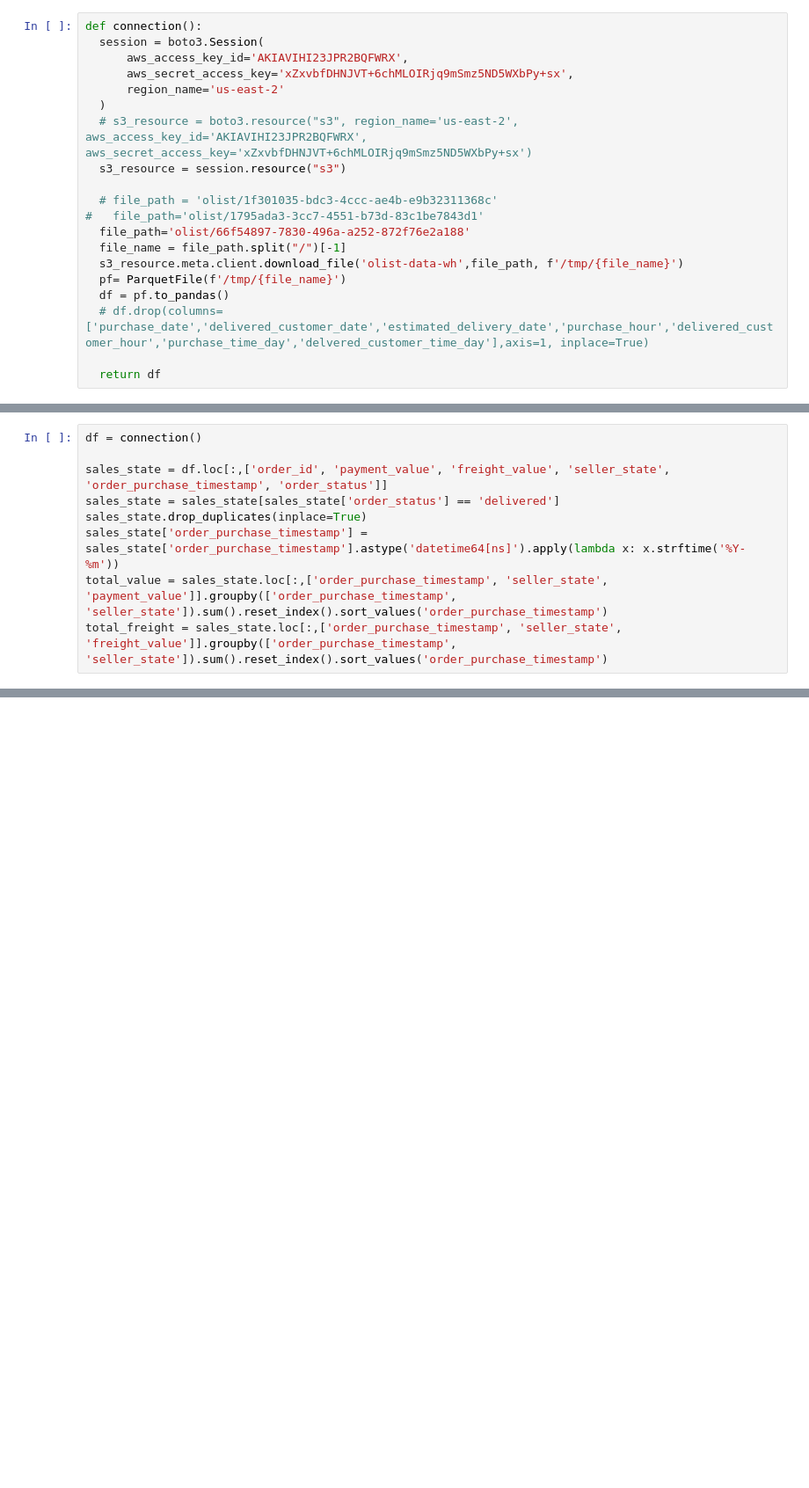
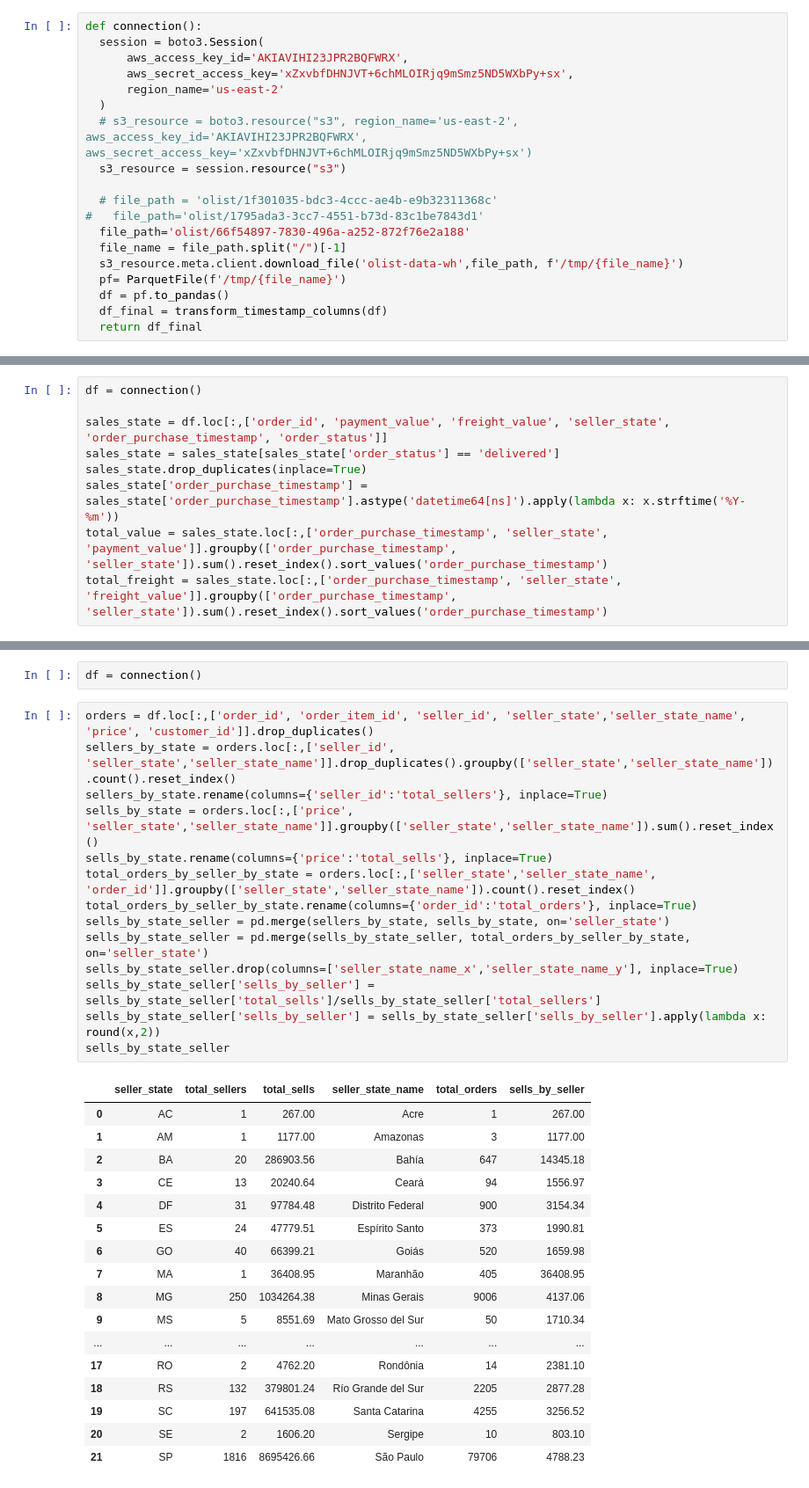
Before and after one commit to CalinBlanco/streamlist-dashboard, a Jupyter notebook: application/pruebas.ipynb, the cells around one changed output, grey strips where cells are left out. Shown at 88% size. Drawn from its saved outputs; the diff is of its cells as text; blank space fills up the shorter version.

Commit message:
cambiando graficos a state name

```diff
--- a/application/pruebas.ipynb
+++ b/application/pruebas.ipynb
@@ -21,6 +21,5 @@ def connection():
   s3_resource.meta.client.download_file('olist-data-wh',file_path, f'/tmp/{file_name}')
   pf= ParquetFile(f'/tmp/{file_name}')
   df = pf.to_pandas()
-  # df.drop(columns=['purchase_date','delivered_customer_date','estimated_delivery_date','purchase_hour','delivered_customer_hour','purchase_time_day','delvered_customer_time_day'],axis=1, inplace=True)
-
-  return df
+  df_final = transform_timestamp_columns(df)
+  return df_final
@@ -61,0 +71,34 @@ alt.Chart(total_freight).mark_line().encode(
+# %%
+df = connection()
+# %%
+orders = df.loc[:,['order_id', 'order_item_id', 'seller_id', 'seller_state','seller_state_name', 'price', 'customer_id']].drop_duplicates()
+sellers_by_state = orders.loc[:,['seller_id', 'seller_state','seller_state_name']].drop_duplicates().groupby(['seller_state','seller_state_name']).count().reset_index()
+sellers_by_state.rename(columns={'seller_id':'total_sellers'}, inplace=True)
+sells_by_state = orders.loc[:,['price', 'seller_state','seller_state_name']].groupby(['seller_state','seller_state_name']).sum().reset_index()
+sells_by_state.rename(columns={'price':'total_sells'}, inplace=True)
+total_orders_by_seller_by_state = orders.loc[:,['seller_state','seller_state_name', 'order_id']].groupby(['seller_state','seller_state_name']).count().reset_index()
+total_orders_by_seller_by_state.rename(columns={'order_id':'total_orders'}, inplace=True)
+sells_by_state_seller = pd.merge(sellers_by_state, sells_by_state, on='seller_state')
+sells_by_state_seller = pd.merge(sells_by_state_seller, total_orders_by_seller_by_state, on='seller_state')
+sells_by_state_seller.drop(columns=['seller_state_name_x','seller_state_name_y'], inplace=True)
+sells_by_state_seller['sells_by_seller'] = sells_by_state_seller['total_sells']/sells_by_state_seller['total_sellers']
+sells_by_state_seller['sells_by_seller'] = sells_by_state_seller['sells_by_seller'].apply(lambda x: round(x,2))
+sells_by_state_seller
+# %% [output]
+|  | seller_state | total_sellers | total_sells | seller_state_name | total_orders | sells_by_seller |
+| 0 | AC | 1 | 267.00 | Acre | 1 | 267.00 |
+| 1 | AM | 1 | 1177.00 | Amazonas | 3 | 1177.00 |
+| 2 | BA | 20 | 286903.56 | Bahía | 647 | 14345.18 |
+| 3 | CE | 13 | 20240.64 | Ceará | 94 | 1556.97 |
+| 4 | DF | 31 | 97784.48 | Distrito Federal | 900 | 3154.34 |
+| 5 | ES | 24 | 47779.51 | Espírito Santo | 373 | 1990.81 |
+| 6 | GO | 40 | 66399.21 | Goiás | 520 | 1659.98 |
+| 7 | MA | 1 | 36408.95 | Maranhão | 405 | 36408.95 |
+| 8 | MG | 250 | 1034264.38 | Minas Gerais | 9006 | 4137.06 |
+| 9 | MS | 5 | 8551.69 | Mato Grosso del Sur | 50 | 1710.34 |
+| ... | ... | ... | ... | ... | ... | ... |
+| 17 | RO | 2 | 4762.20 | Rondônia | 14 | 2381.10 |
+| 18 | RS | 132 | 379801.24 | Río Grande del Sur | 2205 | 2877.28 |
+| 19 | SC | 197 | 641535.08 | Santa Catarina | 4255 | 3256.52 |
+| 20 | SE | 2 | 1606.20 | Sergipe | 10 | 803.10 |
+| 21 | SP | 1816 | 8695426.66 | São Paulo | 79706 | 4788.23 |
```
Also changed, not shown: parts of 10 cells of this notebook, 3 other files.
